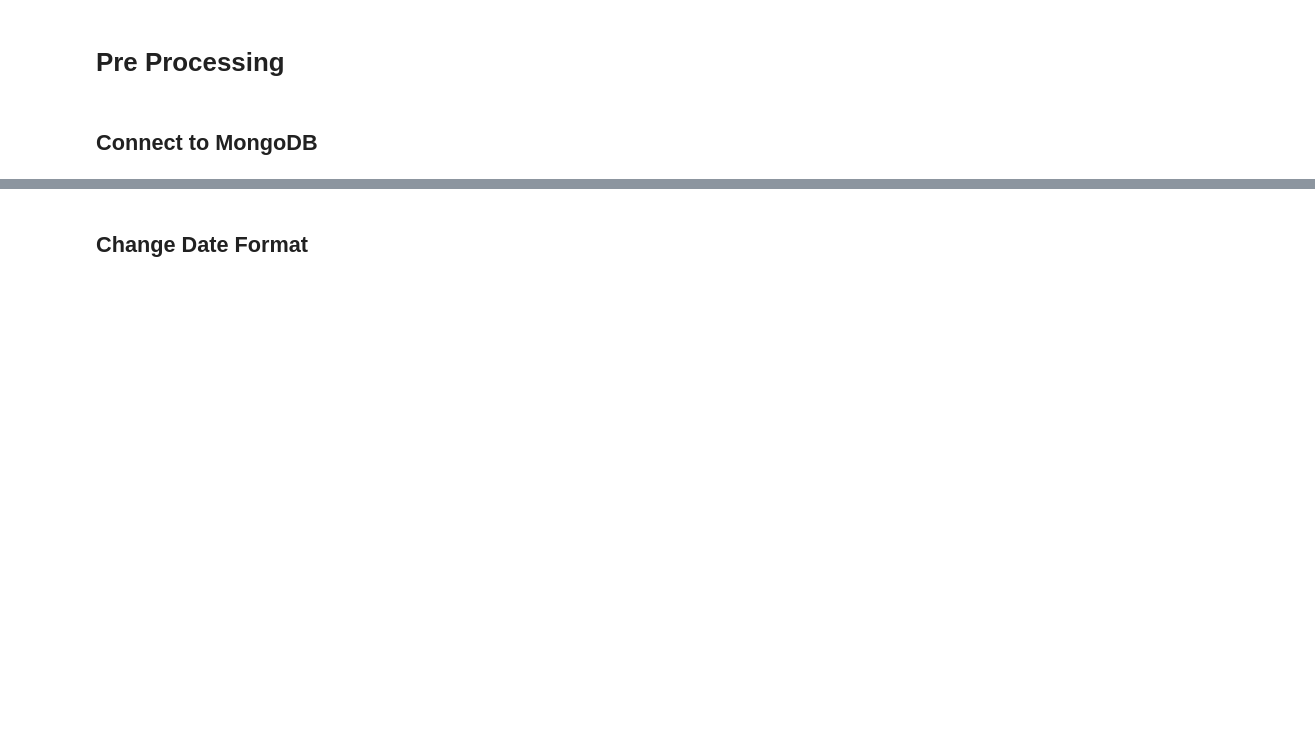
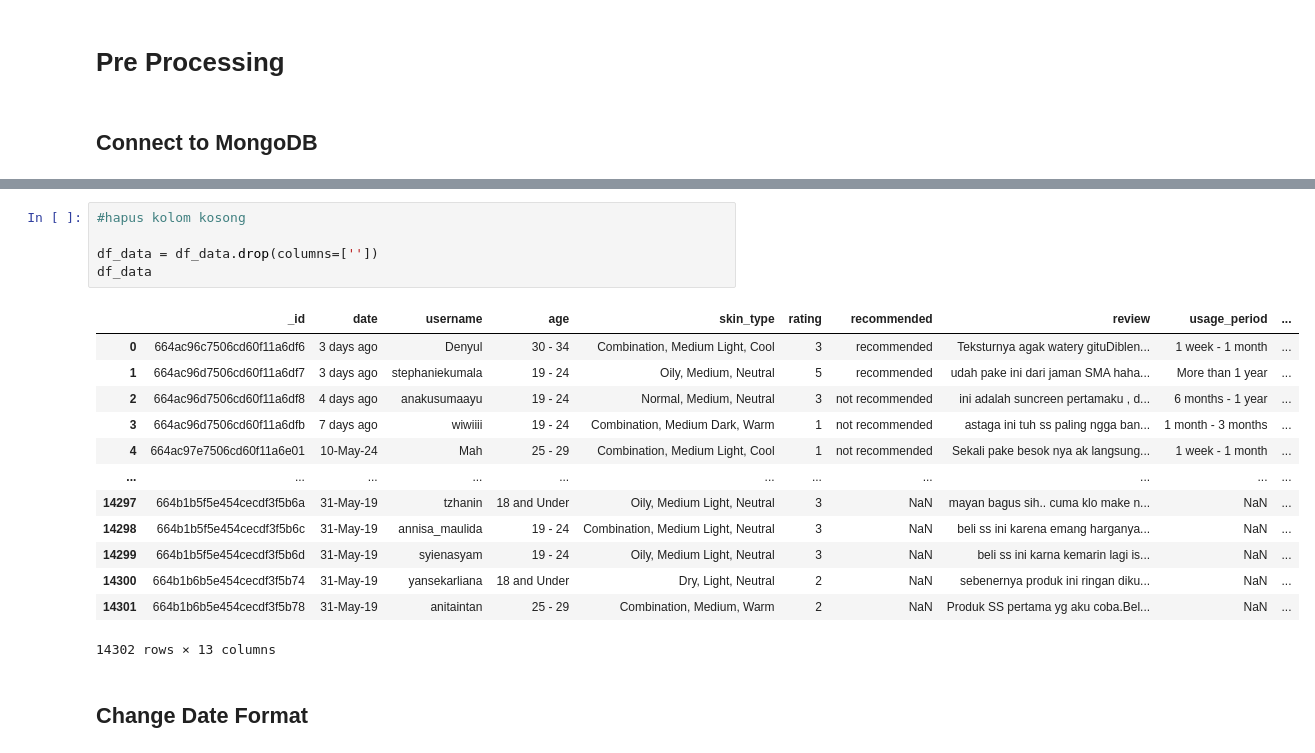
Before and after one commit to ayukrisn/notebook, a Jupyter notebook: bigdata.ipynb, the cells around one changed output, grey strips where cells are left out. Cells and saved outputs as stored; diff of their text form; blank space fills up the shorter version.

```diff
--- a/bigdata.ipynb
+++ b/bigdata.ipynb
@@ -353,3 +378,22 @@ df_data
+# %%
+#hapus kolom kosong
+
+df_data = df_data.drop(columns=[''])
+df_data
+# %% [output]
+|  | _id | date | username | age | skin_type | rating | recommended | review | usage_period | ... |
+| 0 | 664ac96c7506cd60f11a6df6 | 3 days ago | Denyul | 30 - 34 | Combination, Medium Light, Cool | 3 | recommended | Teksturnya agak watery gituDiblen... | 1 week - 1 month | ... |
+| 1 | 664ac96d7506cd60f11a6df7 | 3 days ago | stephaniekumala | 19 - 24 | Oily, Medium, Neutral | 5 | recommended | udah pake ini dari jaman SMA haha... | More than 1 year | ... |
+| 2 | 664ac96d7506cd60f11a6df8 | 4 days ago | anakusumaayu | 19 - 24 | Normal, Medium, Neutral | 3 | not recommended | ini adalah suncreen pertamaku , d... | 6 months - 1 year | ... |
+| 3 | 664ac96d7506cd60f11a6dfb | 7 days ago | wiwiiii | 19 - 24 | Combination, Medium Dark, Warm | 1 | not recommended | astaga ini tuh ss paling ngga ban... | 1 month - 3 months | ... |
+| 4 | 664ac97e7506cd60f11a6e01 | 10-May-24 | Mah | 25 - 29 | Combination, Medium Light, Cool | 1 | not recommended | Sekali pake besok nya ak langsung... | 1 week - 1 month | ... |
+| ... | ... | ... | ... | ... | ... | ... | ... | ... | ... | ... |
+| 14297 | 664b1b5f5e454cecdf3f5b6a | 31-May-19 | tzhanin | 18 and Under | Oily, Medium Light, Neutral | 3 | NaN | mayan bagus sih.. cuma klo make n... | NaN | ... |
+| 14298 | 664b1b5f5e454cecdf3f5b6c | 31-May-19 | annisa_maulida | 19 - 24 | Combination, Medium Light, Neutral | 3 | NaN | beli ss ini karena emang harganya... | NaN | ... |
+| 14299 | 664b1b5f5e454cecdf3f5b6d | 31-May-19 | syienasyam | 19 - 24 | Oily, Medium Light, Neutral | 3 | NaN | beli ss ini karna kemarin lagi is... | NaN | ... |
+| 14300 | 664b1b6b5e454cecdf3f5b74 | 31-May-19 | yansekarliana | 18 and Under | Dry, Light, Neutral | 2 | NaN | sebenernya produk ini ringan diku... | NaN | ... |
+| 14301 | 664b1b6b5e454cecdf3f5b78 | 31-May-19 | anitaintan | 25 - 29 | Combination, Medium, Warm | 2 | NaN | Produk SS pertama yg aku coba.Bel... | NaN | ... |
+14302 rows × 13 columns
 # %% [markdown]
 ## Change Date Format
 # %%
```
Also changed, not shown: parts of 24 cells of this notebook.
